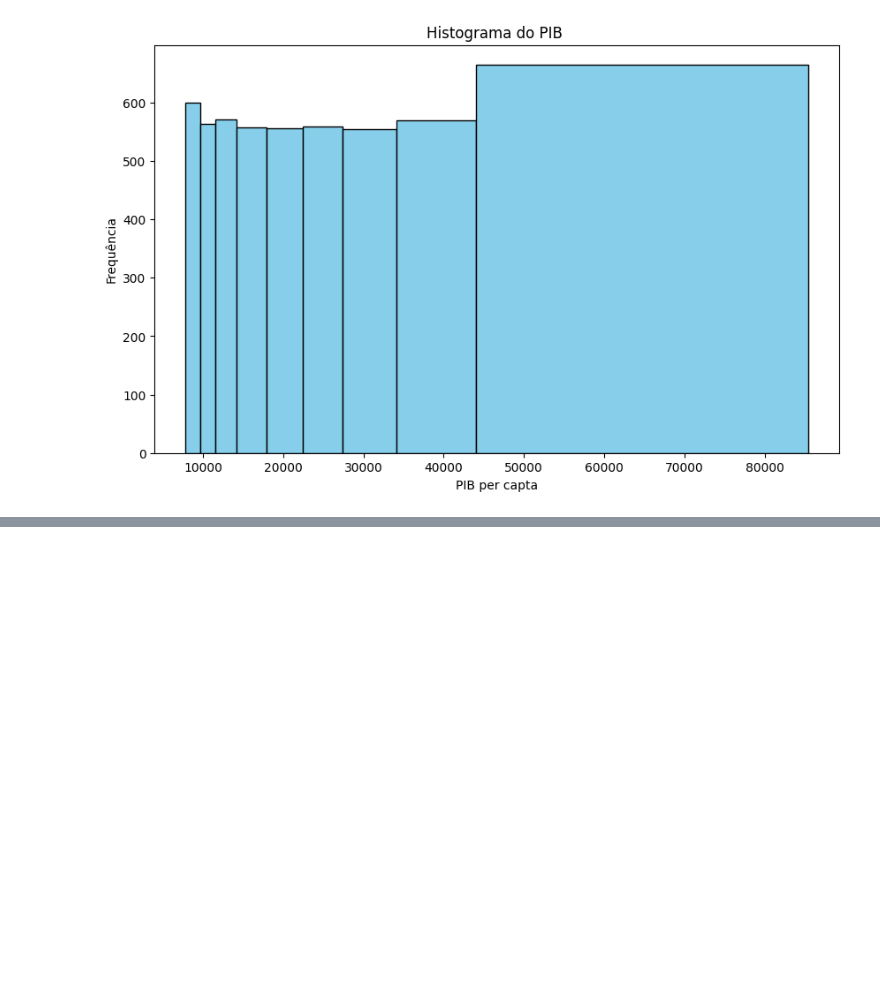
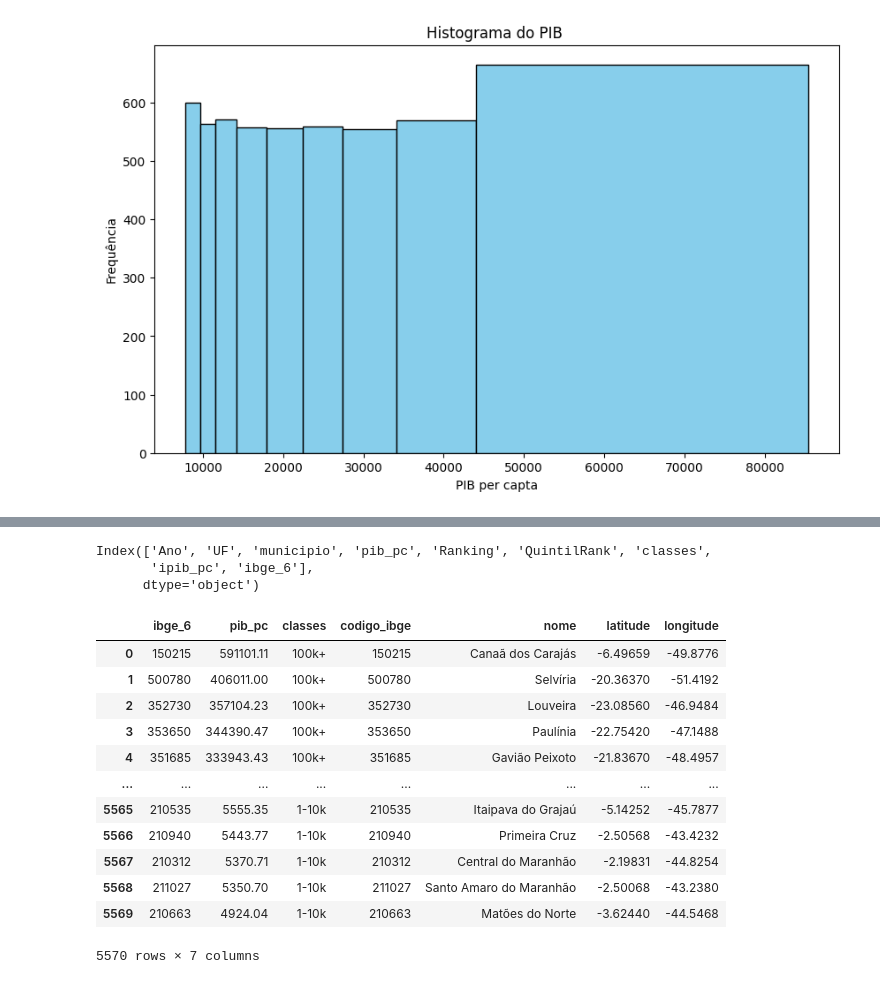
Before and after one commit to heliomacedofilho/projetos-do-bootcamp-analise-de-dados-enap-2023, a Jupyter notebook: presenca_das_politicas_publicas_sociais_nos_municipios/pib_pc.ipynb, the cells around one changed output, grey strips where cells are left out. Cells and saved outputs as stored; diff of their text form; code cells hidden in the pictures; blank space fills up the shorter version.

```diff
--- a/presenca_das_politicas_publicas_sociais_nos_municipios/pib_pc.ipynb
+++ b/presenca_das_politicas_publicas_sociais_nos_municipios/pib_pc.ipynb
@@ -481,0 +587,7 @@ Requirement already satisfied: six>=1.5 in c:\users\sesup\appdata\local\programs
+# %%
+georreferenciamento_df = pd.read_csv('https://raw.githubusercontent.com/kelvins/Municipios-Brasileiros/main/csv/municipios.csv')
+
+#os dados de georreferenciamento tem 7 dígitos (vamos remover o dígito verificador e atualizar o dataframe)
+georreferenciamento_df['codigo_ibge'] = georreferenciamento_df['codigo_ibge'].astype('str').map(lambda x: x[:-1]).astype('int')
+
+georreferenciamento_df.head()
@@ -481,0 +601,30 @@ Requirement already satisfied: six>=1.5 in c:\users\sesup\appdata\local\programs
+# %%
+df_ibge_6.columns
+# %% [output]
+Index(['Ano', 'UF', 'municipio', 'pib_pc', 'Ranking', 'QuintilRank', 'classes',
+       'ipib_pc', 'ibge_6'],
+      dtype='object')
+# %%
+#cruzamento do dataframe resultados com as informações de georreferenciamento
+df_ibge_6_mapa = pd.merge(df_ibge_6[['ibge_6', 'pib_pc', 'classes']],
+                         georreferenciamento_df[['codigo_ibge', 'nome', 'latitude', 'longitude']],
+
+                                                 left_on='ibge_6',
+                         right_on='codigo_ibge',
+                         how='inner')
+# %%
+df_ibge_6_mapa
+# %% [output]
+|  | ibge_6 | pib_pc | classes | codigo_ibge | nome | latitude | longitude |
+| 0 | 150215 | 591101.11 | 100k+ | 150215 | Canaã dos Carajás | -6.49659 | -49.8776 |
+| 1 | 500780 | 406011.00 | 100k+ | 500780 | Selvíria | -20.36370 | -51.4192 |
+| 2 | 352730 | 357104.23 | 100k+ | 352730 | Louveira | -23.08560 | -46.9484 |
+| 3 | 353650 | 344390.47 | 100k+ | 353650 | Paulínia | -22.75420 | -47.1488 |
+| 4 | 351685 | 333943.43 | 100k+ | 351685 | Gavião Peixoto | -21.83670 | -48.4957 |
+| ... | ... | ... | ... | ... | ... | ... | ... |
+| 5565 | 210535 | 5555.35 | 1-10k | 210535 | Itaipava do Grajaú | -5.14252 | -45.7877 |
+| 5566 | 210940 | 5443.77 | 1-10k | 210940 | Primeira Cruz | -2.50568 | -43.4232 |
+| 5567 | 210312 | 5370.71 | 1-10k | 210312 | Central do Maranhão | -2.19831 | -44.8254 |
+| 5568 | 211027 | 5350.70 | 1-10k | 211027 | Santo Amaro do Maranhão | -2.50068 | -43.2380 |
+| 5569 | 210663 | 4924.04 | 1-10k | 210663 | Matões do Norte | -3.62440 | -44.5468 |
+5570 rows × 7 columns
```
Also changed, not shown: parts of 32 cells of this notebook.
